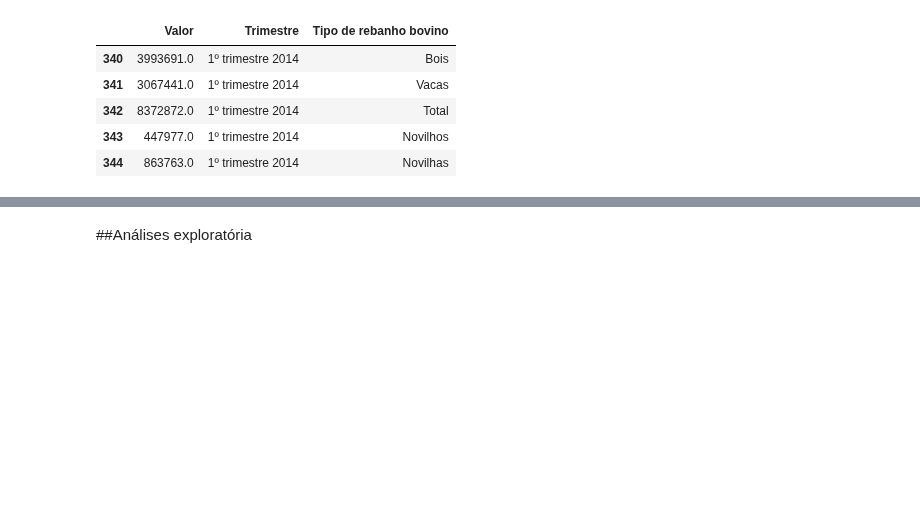
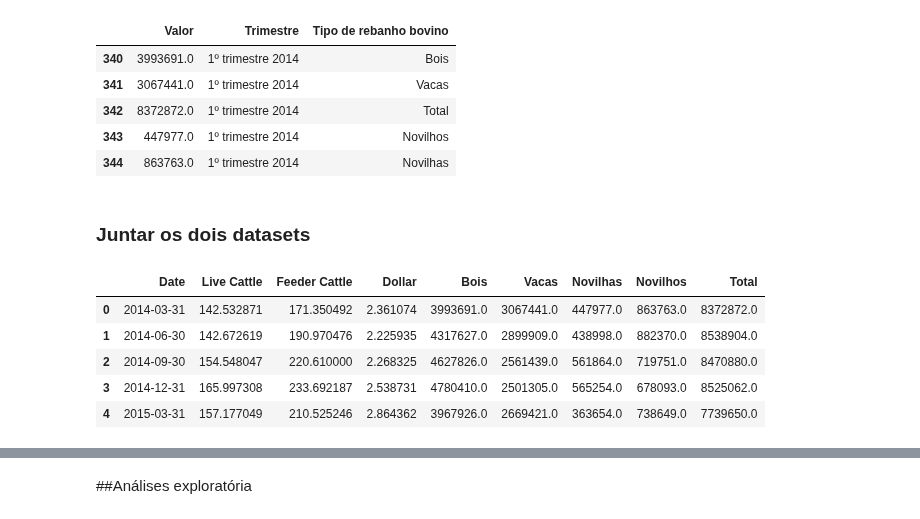
Before and after one commit to jvataidee/DataAnalysis, a Jupyter notebook: Analise_Financeira_Mercado_Gado_de_Corte.ipynb, the cells around one changed output, grey strips where cells are left out. Cells and saved outputs as stored; diff of their text form; code cells hidden in the pictures; blank space fills up the shorter version.

```diff
--- a/Analise_Financeira_Mercado_Gado_de_Corte.ipynb
+++ b/Analise_Financeira_Mercado_Gado_de_Corte.ipynb
@@ -179,0 +178,18 @@ total = contador(total)
+# %% [markdown]
+### Juntar os dois datasets
+# %%
+#Função de join
+df_final = dados_trimestre.copy()
+df_final = df_final.join(bois)
+df_final = df_final.join(vacas)
+df_final = df_final.join(novilhas)
+df_final = df_final.join(novilhos)
+df_final = df_final.join(total)
+df_final.head()
+# %% [output]
+|  | Date | Live Cattle | Feeder Cattle | Dollar | Bois | Vacas | Novilhas | Novilhos | Total |
+| 0 | 2014-03-31 | 142.532871 | 171.350492 | 2.361074 | 3993691.0 | 3067441.0 | 447977.0 | 863763.0 | 8372872.0 |
+| 1 | 2014-06-30 | 142.672619 | 190.970476 | 2.225935 | 4317627.0 | 2899909.0 | 438998.0 | 882370.0 | 8538904.0 |
+| 2 | 2014-09-30 | 154.548047 | 220.610000 | 2.268325 | 4627826.0 | 2561439.0 | 561864.0 | 719751.0 | 8470880.0 |
+| 3 | 2014-12-31 | 165.997308 | 233.692187 | 2.538731 | 4780410.0 | 2501305.0 | 565254.0 | 678093.0 | 8525062.0 |
+| 4 | 2015-03-31 | 157.177049 | 210.525246 | 2.864362 | 3967926.0 | 2669421.0 | 363654.0 | 738649.0 | 7739650.0 |
```
Also changed, not shown: parts of 6 cells of this notebook.
